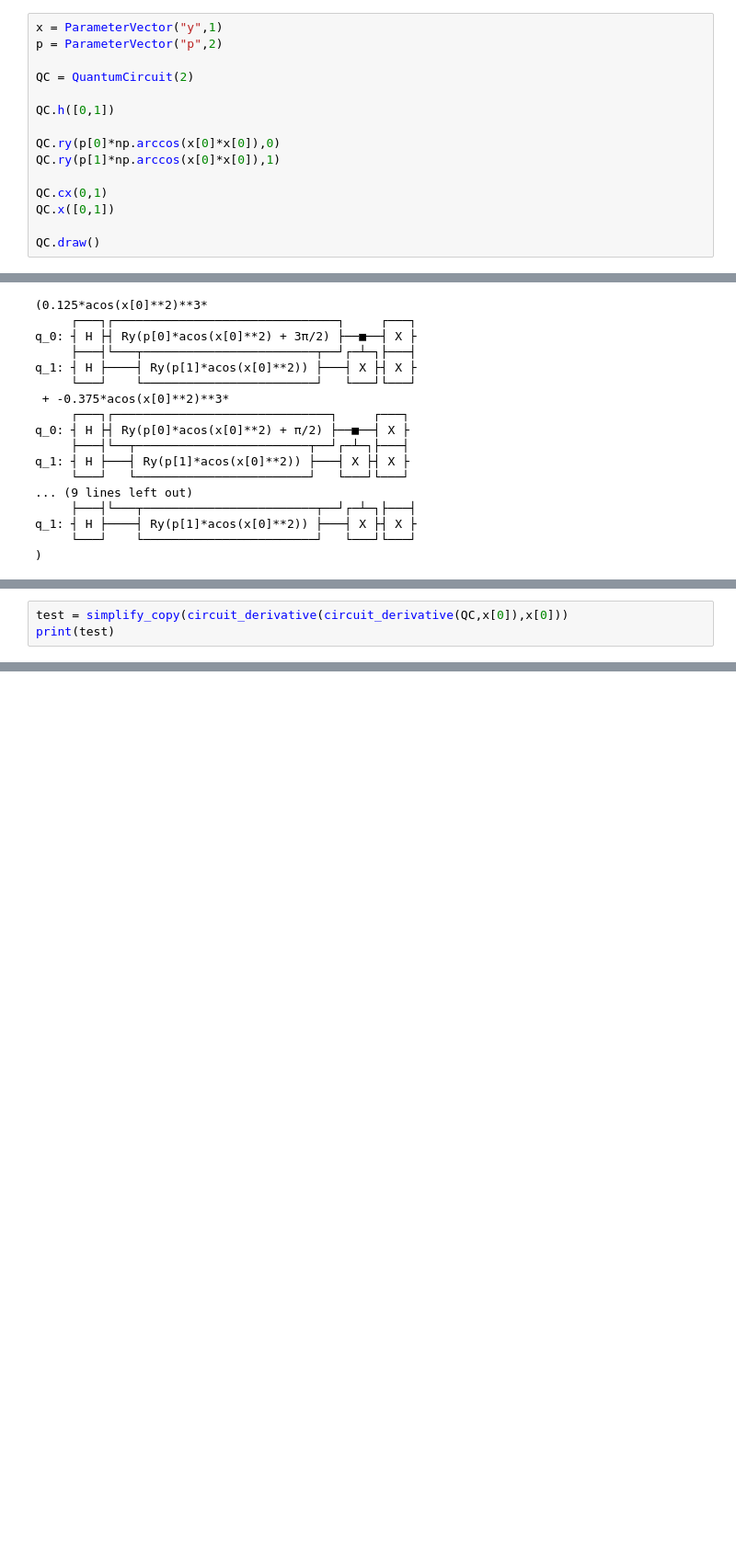
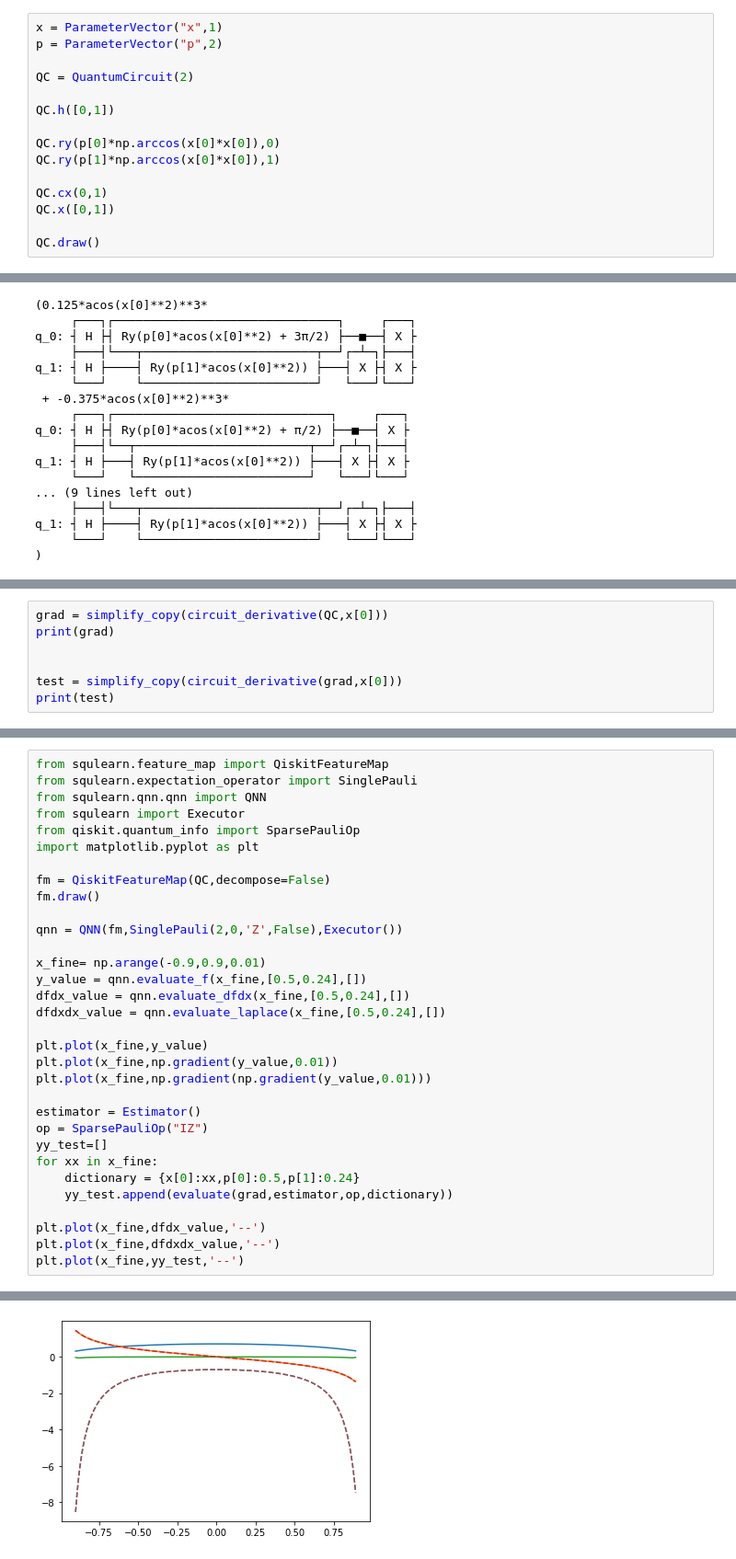
Before and after one commit to sQUlearn/squlearn, a Jupyter notebook: src/squlearn/opflow_mitigation/test_circuit_tree.ipynb, the cells around one changed output, grey strips where cells are left out. Shown at 92% size. Saved outputs shown, nothing was run; the diff lists cells and outputs as text; blank space fills up the shorter version.

```diff
--- a/src/squlearn/opflow_mitigation/test_circuit_tree.ipynb
+++ b/src/squlearn/opflow_mitigation/test_circuit_tree.ipynb
@@ -5,7 +5,7 @@ import copy
 from qiskit.primitives import Estimator
 from qiskit.quantum_info import Pauli
 # %%
-x = ParameterVector("y",1)
+x = ParameterVector("x",1)
 p = ParameterVector("p",2)
 
 QC = QuantumCircuit(2)
@@ -112,4 +100,8 @@ result [-0.99804496 -0.99804496 -0.99804496 -0.99804496]
 # %%
-test = simplify_copy(circuit_derivative(circuit_derivative(QC,x[0]),x[0]))
+grad = simplify_copy(circuit_derivative(QC,x[0]))
+print(grad)
+
+
+test = simplify_copy(circuit_derivative(grad,x[0]))
 print(test)
 # %% [output]
@@ -147,0 +125,33 @@ fm.draw()
+# %%
+from squlearn.feature_map import QiskitFeatureMap
+from squlearn.expectation_operator import SinglePauli
+from squlearn.qnn.qnn import QNN
+from squlearn import Executor
+from qiskit.quantum_info import SparsePauliOp
+import matplotlib.pyplot as plt
+
+fm = QiskitFeatureMap(QC,decompose=False)
+fm.draw()
+
+qnn = QNN(fm,SinglePauli(2,0,'Z',False),Executor())
+
+x_fine= np.arange(-0.9,0.9,0.01)
+y_value = qnn.evaluate_f(x_fine,[0.5,0.24],[])
+dfdx_value = qnn.evaluate_dfdx(x_fine,[0.5,0.24],[])
+dfdxdx_value = qnn.evaluate_laplace(x_fine,[0.5,0.24],[])
+
+plt.plot(x_fine,y_value)
+plt.plot(x_fine,np.gradient(y_value,0.01))
+plt.plot(x_fine,np.gradient(np.gradient(y_value,0.01)))
+
+estimator = Estimator()
+op = SparsePauliOp("IZ")
+yy_test=[]
+for xx in x_fine:
+    dictionary = {x[0]:xx,p[0]:0.5,p[1]:0.24}
+    yy_test.append(evaluate(grad,estimator,op,dictionary))
+
+plt.plot(x_fine,dfdx_value,'--')
+plt.plot(x_fine,dfdxdx_value,'--')
+plt.plot(x_fine,yy_test,'--')
+# %% [output]
@@ -147,0 +159 @@ fm.draw()
+[figure, added]
```
Also changed, not shown: parts of 5 cells of this notebook, 1 other file.
